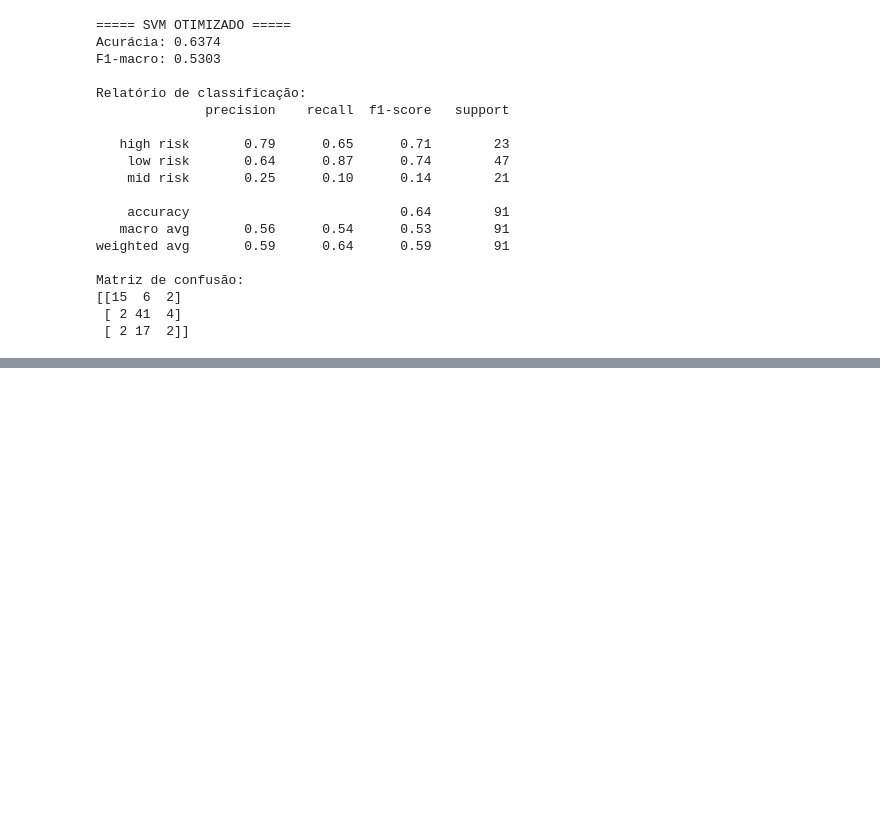
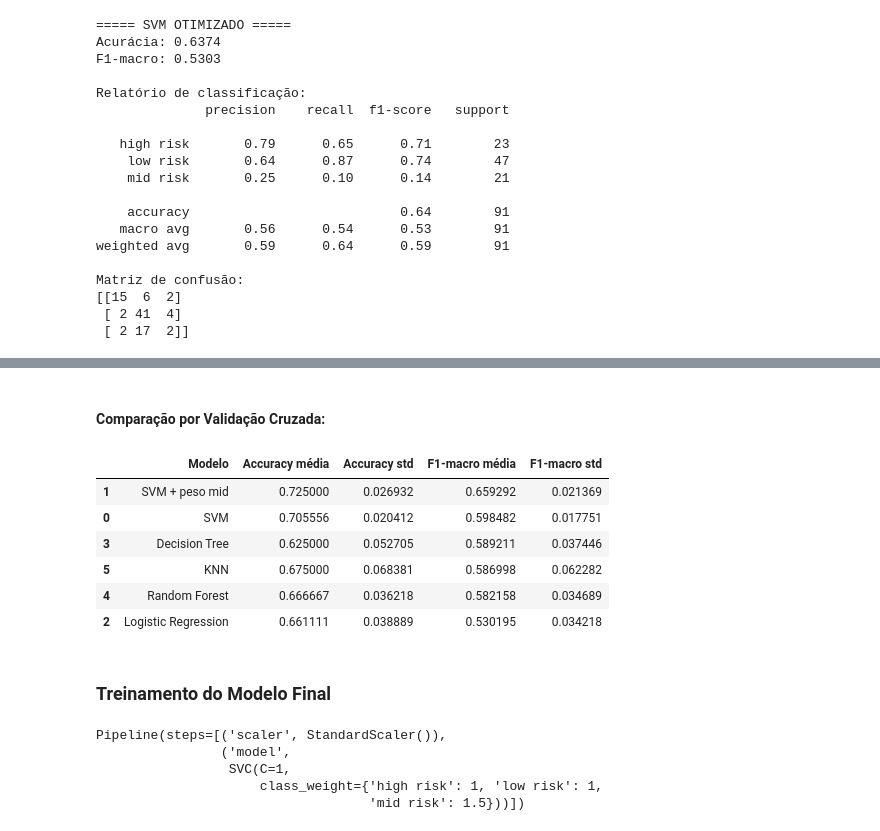
Before and after one commit to nouveauromance/daliaIA, a Jupyter notebook: notebooks/04_modelo.ipynb, the cells around one changed output, grey strips where cells are left out. Drawn from its saved outputs; the diff is of its cells as text; code cells hidden in the pictures; blank space fills up the shorter version.

```diff
--- a/notebooks/04_modelo.ipynb
+++ b/notebooks/04_modelo.ipynb
@@ -112,6 +158,0 @@ Name: proportion, dtype: float64
-# %%
-modelo = RandomForestClassifier(
-    random_state=42
-)
-
-modelo.fit(X_train, y_train)
@@ -415,0 +472,2 @@ print(mi_df)
+# %% [markdown]
+#### **Comparação por Validação Cruzada:**
@@ -415,0 +526,60 @@ print(mi_df)
+# %%
+resultados_finais = []
+
+for nome, modelo in modelos_finais.items():
+
+    scores = cross_validate(
+        modelo,
+        X_train,
+        y_train,
+        cv=cv_final,
+        scoring=["accuracy", "f1_macro"],
+        n_jobs=-1
+    )
+
+    resultados_finais.append({
+        "Modelo": nome,
+        "Accuracy média": scores["test_accuracy"].mean(),
+        "Accuracy std": scores["test_accuracy"].std(),
+        "F1-macro média": scores["test_f1_macro"].mean(),
+        "F1-macro std": scores["test_f1_macro"].std()
+    })
+
+resultados_finais_df = pd.DataFrame(resultados_finais)
+
+resultados_finais_df.sort_values(
+    "F1-macro média",
+    ascending=False
+)
+# %% [output]
+|  | Modelo | Accuracy média | Accuracy std | F1-macro média | F1-macro std |
+| 1 | SVM + peso mid | 0.725000 | 0.026932 | 0.659292 | 0.021369 |
+| 0 | SVM | 0.705556 | 0.020412 | 0.598482 | 0.017751 |
+| 3 | Decision Tree | 0.625000 | 0.052705 | 0.589211 | 0.037446 |
+| 5 | KNN | 0.675000 | 0.068381 | 0.586998 | 0.062282 |
+| 4 | Random Forest | 0.666667 | 0.036218 | 0.582158 | 0.034689 |
+| 2 | Logistic Regression | 0.661111 | 0.038889 | 0.530195 | 0.034218 |
+# %% [markdown]
+### **Treinamento do Modelo Final**
+# %%
+modelo_final = Pipeline([
+    ("scaler", StandardScaler()),
+    ("model", SVC(
+        kernel="rbf",
+        C=1,
+        gamma="scale",
+        class_weight={
+            "high risk": 1,
+            "low risk": 1,
+            "mid risk": 1.5
+        }
+    ))
+])
+
+modelo_final.fit(X_train, y_train)
+# %% [output]
+Pipeline(steps=[('scaler', StandardScaler()),
+                ('model',
+                 SVC(C=1,
+                     class_weight={'high risk': 1, 'low risk': 1,
+                                   'mid risk': 1.5}))])
```
Also changed, not shown: parts of 38 cells of this notebook.
